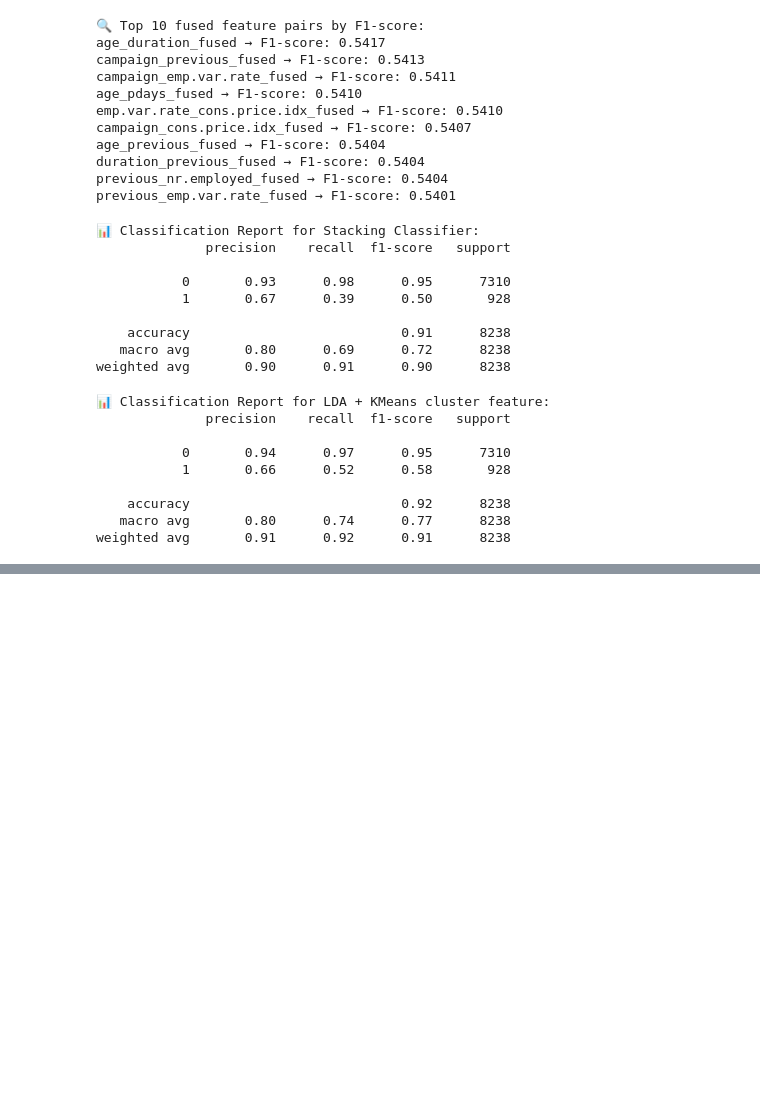
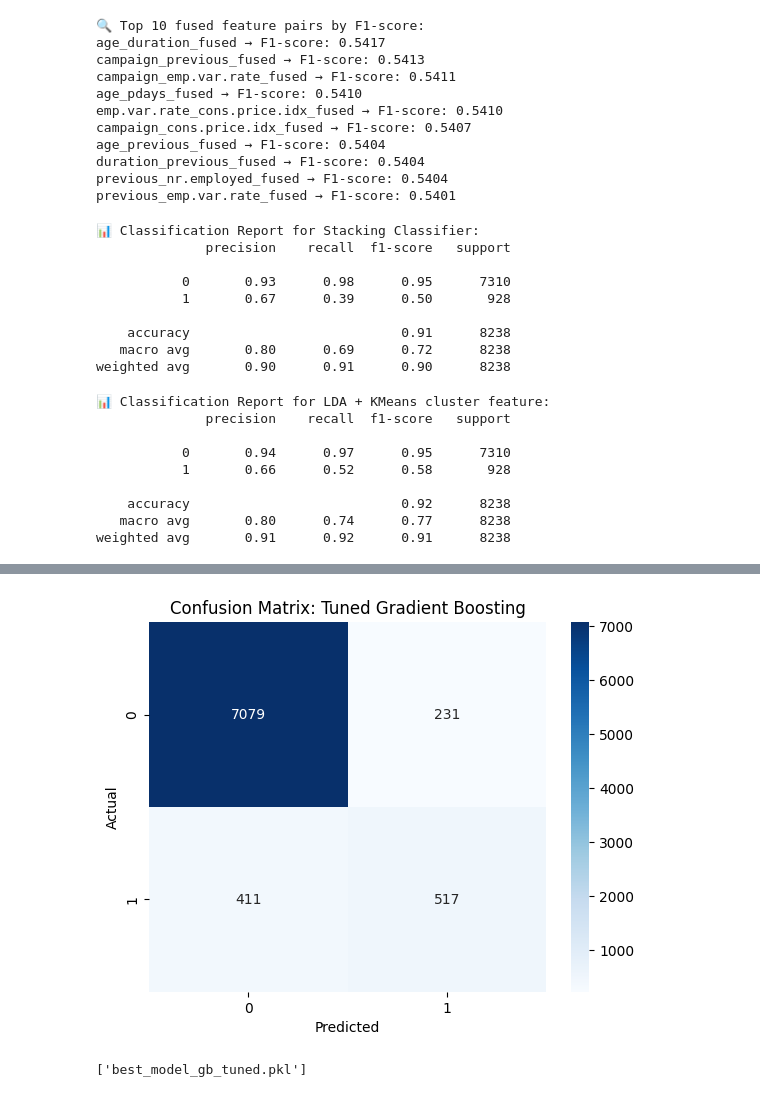
Before and after one commit to Nimakalhori/-bank-marketing-classification, a Jupyter notebook: notebooks/04_refinement_classification_methods.ipynb, the cells around one changed output, grey strips where cells are left out. Cells and saved outputs as stored; diff of their text form; code cells hidden in the pictures; blank space fills up the shorter version.

```diff
--- a/notebooks/04_refinement_classification_methods.ipynb
+++ b/notebooks/04_refinement_classification_methods.ipynb
@@ -452,0 +465,5 @@ weighted avg       0.91      0.92      0.91      8238
+# %%
+# Load the preprocessed dataset created earlier
+full_df = pd.read_csv(r"C:\Users\nimak\Documents\Projects\bank-marketing-classification\data\bank_marketing_processed.csv")
+X = full_df.drop('y', axis=1)
+y = full_df['y']
@@ -452,0 +484,24 @@ weighted avg       0.91      0.92      0.91      8238
+# %%
+# Split data using only the selected important features
+X_train, X_test, y_train, y_test = train_test_split(
+    X_selected, y, test_size=0.2, random_state=42, stratify=y
+)
+# %%
+# Tune hyperparameters of Gradient Boosting to improve performance
+param_grid = {
+    'n_estimators': [100, 200],
+    'learning_rate': [0.05, 0.1, 0.2],
+    'max_depth': [3, 4, 5]
+}
+
+grid = GridSearchCV(
+    GradientBoostingClassifier(random_state=42),
+    param_grid,
+    cv=5,
+    scoring='f1',
+    verbose=1,
+    n_jobs=-1
+)
+grid.fit(X_train, y_train)
+
+print("Best Parameters:", grid.best_params_)
@@ -452,0 +511,7 @@ weighted avg       0.91      0.92      0.91      8238
+# %%
+# Evaluate the best model selected from grid search
+best_model = grid.best_estimator_
+y_pred = best_model.predict(X_test)
+
+print("\nClassification Report (Tuned Gradient Boosting):")
+print(classification_report(y_test, y_pred))
@@ -452,0 +528,15 @@ weighted avg       0.91      0.92      0.91      8238
+# %%
+# Show confusion matrix for visual analysis of classification
+cm = confusion_matrix(y_test, y_pred)
+sns.heatmap(cm, annot=True, fmt='d', cmap='Blues')
+plt.title("Confusion Matrix: Tuned Gradient Boosting")
+plt.xlabel("Predicted")
+plt.ylabel("Actual")
+plt.show()
+# %% [output]
+[figure, added]
+# %%
+# Save the tuned Gradient Boosting model to disk
+joblib.dump(best_model, 'best_model_gb_tuned.pkl')
+# %% [output]
+['best_model_gb_tuned.pkl']
```
Also changed, not shown: parts of 7 cells of this notebook, 1 other file.
